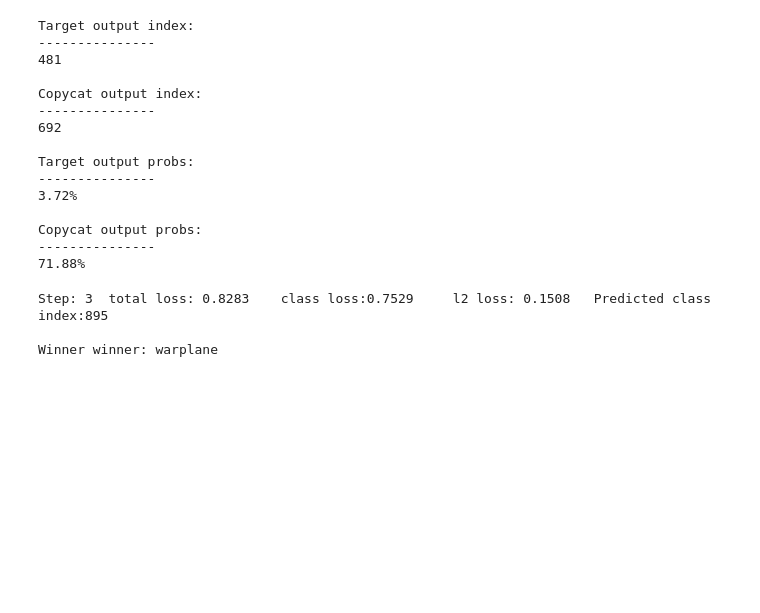
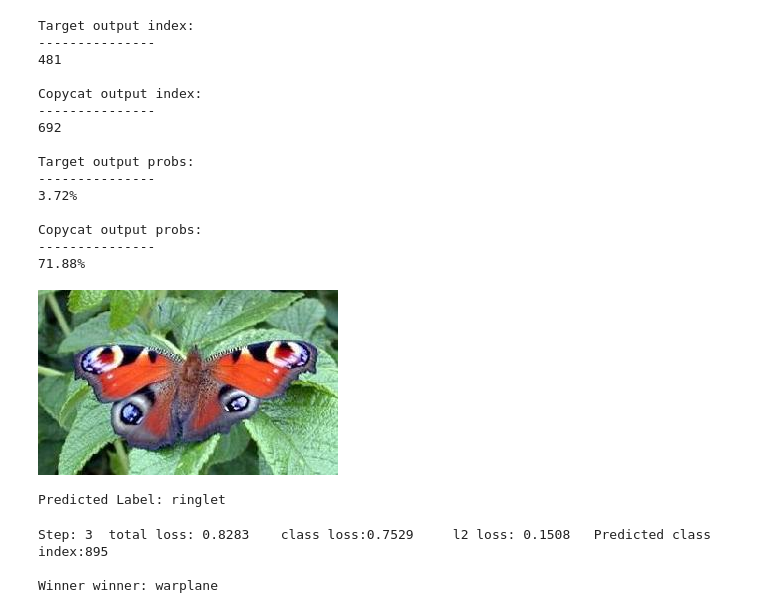
Before and after one commit to Jay0073/Adversarial-Machine-Learning-Attacks, a Jupyter notebook: Extraction/ModelExtraction.ipynb, the cells around one changed output. Cells and saved outputs as stored; diff of their text form; code cells hidden in the pictures; blank space fills up the shorter version.

Commit message:
added copycat model testing

```diff
--- a/Extraction/ModelExtraction.ipynb
+++ b/Extraction/ModelExtraction.ipynb
@@ -283,6 +283,17 @@ Target output probs:
 Copycat output probs:
 ---------------
 71.88%
+# %%
+test_img_path = "C:/Users/voutl/.cache/kagglehub/datasets/imbikramsaha/caltech-101/versions/1/caltech-101/butterfly/image_0030.jpg"
+test_img = Image.open(test_img_path)
+display(test_img)
+test_img = preprocess(test_img).unsqueeze(0).to(device)
+with torch.no_grad():
+    label_index = torch.argmax(target_model(test_img))
+print("Predicted Label: {}".format(labels[label_index]))
+# %% [output]
+[figure, added]
+Predicted Label: ringlet
 # %%
 def loss(output, mask, target_index, l2_weight):
     # Now we're removing the negative, we want it to be classified as the target_index
```
